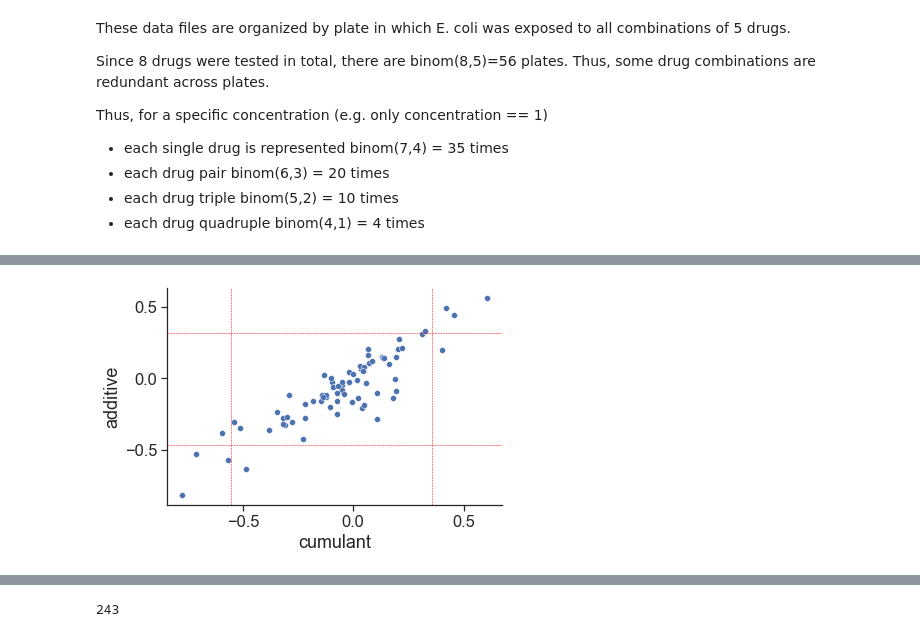
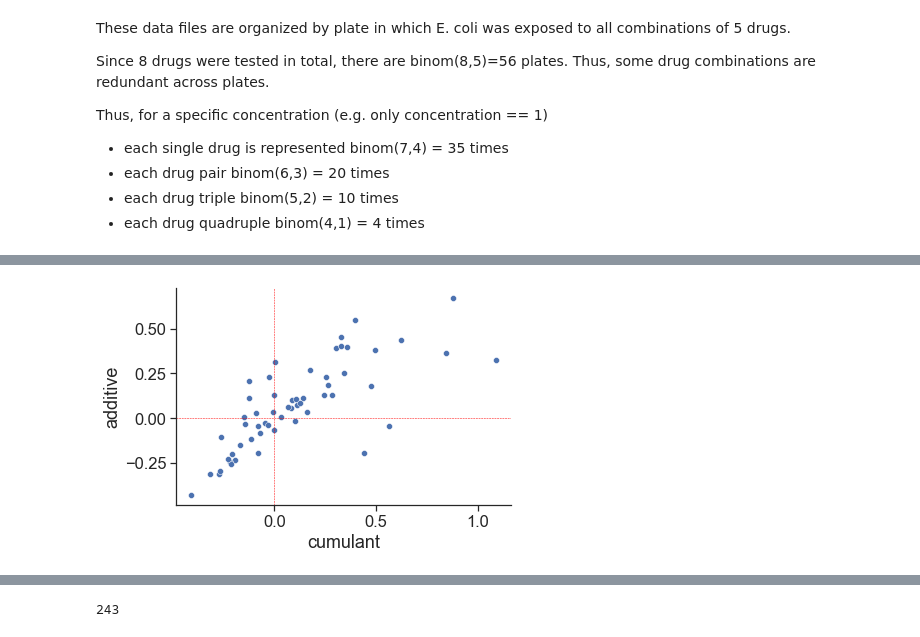
Before and after one commit to brian-arnold/epistasis_reanalysis, a Jupyter notebook: drug_data/drug_interaction_reanalysis_additive.ipynb, the cells around one changed output, grey strips where cells are left out. Cells and saved outputs as stored; diff of their text form; code cells hidden in the pictures.

```diff
--- a/drug_data/drug_interaction_reanalysis_additive.ipynb
+++ b/drug_data/drug_interaction_reanalysis_additive.ipynb
@@ -47,9 +50,9 @@ for f in files:
 df = df.reset_index(drop=True)
 # %%
 # use this to select particular drug concentrations, use '~' to exclude certain concentrations
-df = df[(~df.combinations.str.contains("1")) &
+df = df[(df.combinations.str.contains("1")) &
     (df.combinations.str.contains("2")) &
-    (~df.combinations.str.contains("3"))]
+    (df.combinations.str.contains("3"))]
 # %%
 df.head()
 # %% [output]
@@ -322,8 +324,8 @@ def gather_combos_into_single_column(df, suff):
 # for interactions with order below 5, the data are scattered across many columns, e.g. X1X2X3 and X2X3X4 etc.
 # for a specific scale (iss or mult), get all the columns and combine them into a single column
 
-iss = gather_combos_into_single_column(df_quad, "_iss")
-add = gather_combos_into_single_column(df_quad, "_ad")
+iss = gather_combos_into_single_column(df_quin, "_iss")
+add = gather_combos_into_single_column(df_quin, "_ad")
 
 # combine all iss and mult data into a single data frame
 im = iss.merge(add, how="outer", on=["combinations", "variable"])
@@ -443,19 +445,19 @@ rank_diff_lower_outliers:  1.0
 # %%
 tmp = im[['drug_combos_subset', 'iss', 'ad']].groupby(["drug_combos_subset"]).median().reset_index()
+tmp.loc[:, "diff"] = abs(tmp.ad - tmp.iss)
 
 lower_quant_ad = np.quantile(tmp.ad, 0.05)
 upper_quant_ad = np.quantile(tmp.ad, 0.95)
 lower_quant_iss = np.quantile(tmp.iss, 0.05)
 upper_quant_iss = np.quantile(tmp.iss, 0.95)
 
 g = sns.scatterplot(x=tmp.iss, y=tmp.ad)
 g.set_xlabel("cumulant")
 g.set_ylabel("additive")
-g.axhline(lower_quant_ad, color="red", linestyle="--", linewidth=0.5)
-g.axhline(upper_quant_ad, color="red", linestyle="--", linewidth=0.5)
-g.axvline(lower_quant_iss, color="red", linestyle="--", linewidth=0.5)
-g.axvline(upper_quant_iss, color="red", linestyle="--", linewidth=0.5)
+g.axhline(0, color="red", linestyle="--", linewidth=0.5)
+g.axvline(0, color="red", linestyle="--", linewidth=0.5)
+
 
 sns.despine()
 # %% [output]
-[figure, old version]
+[figure, new version]
```
Also changed, not shown: parts of 20 cells of this notebook, 20 other files.
